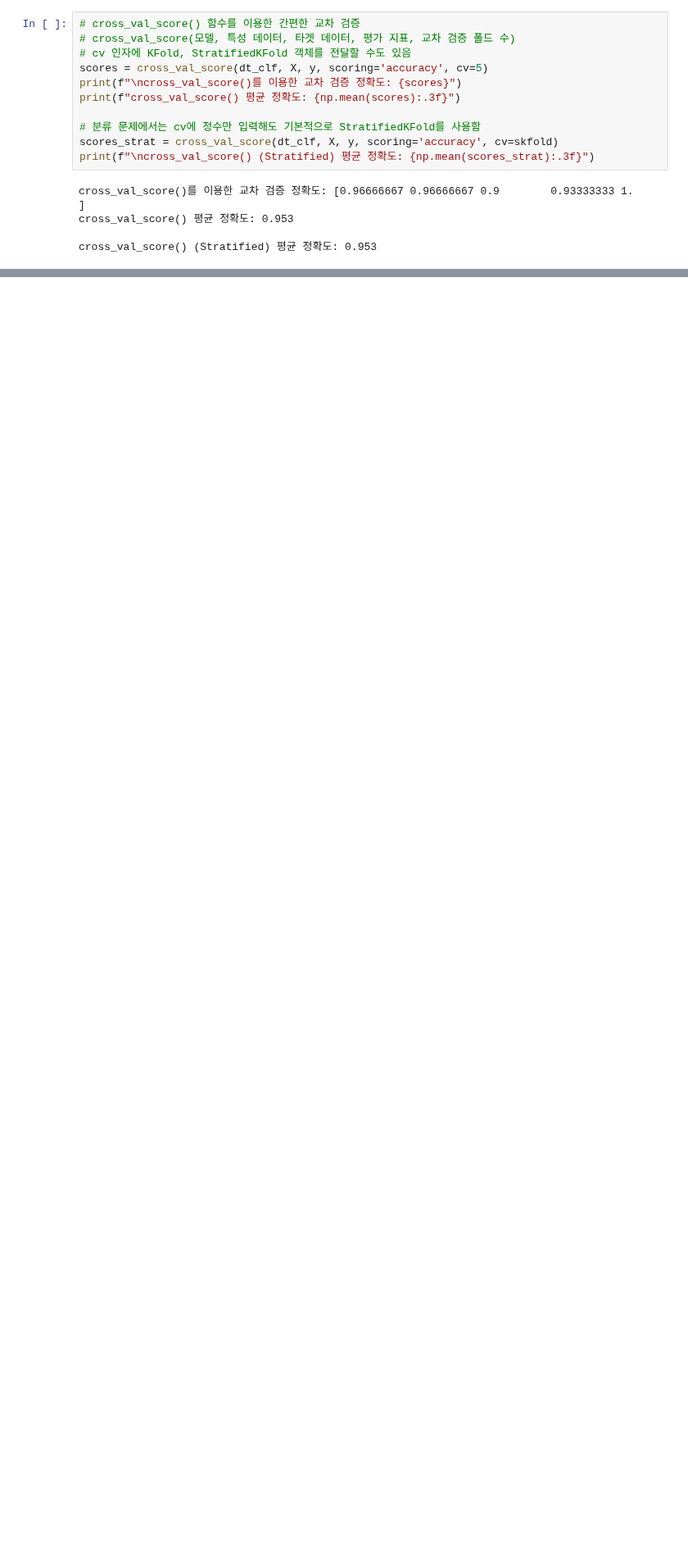
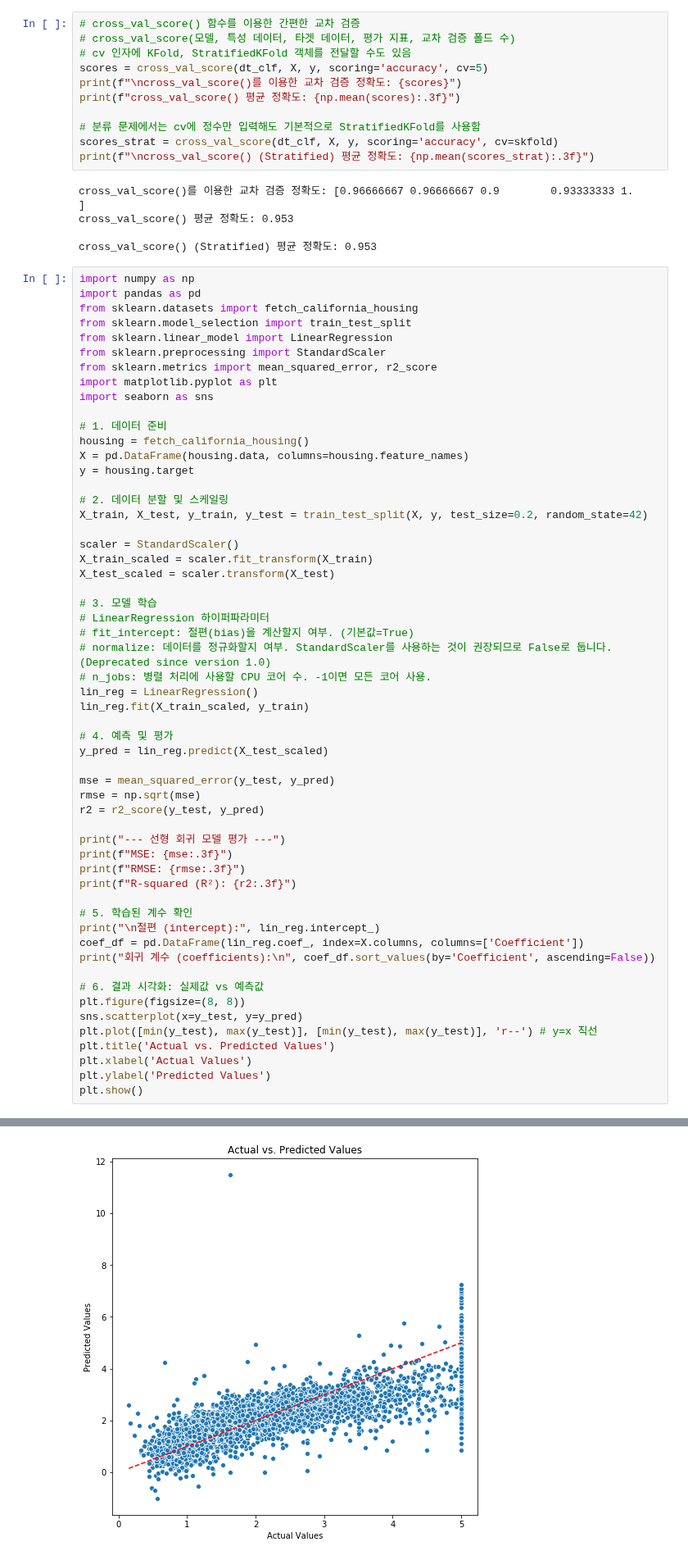
Before and after one commit to kangspa/ADP-study, a Jupyter notebook: PracticeTest/practice.ipynb, the cells around one changed output, grey strips where cells are left out. Shown at 82% size. Cells and saved outputs as stored; diff of their text form; blank space fills up the shorter version.

```diff
--- a/PracticeTest/practice.ipynb
+++ b/PracticeTest/practice.ipynb
@@ -257,3 +257,60 @@ cross_val_score()를 이용한 교차 검증 정확도: [0.96666667 0.96666667 0
 cross_val_score() 평균 정확도: 0.953
 
 cross_val_score() (Stratified) 평균 정확도: 0.953
+# %%
+import numpy as np
+import pandas as pd
+from sklearn.datasets import fetch_california_housing
+from sklearn.model_selection import train_test_split
+from sklearn.linear_model import LinearRegression
+from sklearn.preprocessing import StandardScaler
+from sklearn.metrics import mean_squared_error, r2_score
+import matplotlib.pyplot as plt
+import seaborn as sns
+
+# 1. 데이터 준비
+housing = fetch_california_housing()
+X = pd.DataFrame(housing.data, columns=housing.feature_names)
+y = housing.target
+
+# 2. 데이터 분할 및 스케일링
+X_train, X_test, y_train, y_test = train_test_split(X, y, test_size=0.2, random_state=42)
+
+scaler = StandardScaler()
+X_train_scaled = scaler.fit_transform(X_train)
+X_test_scaled = scaler.transform(X_test)
+
+# 3. 모델 학습
+# LinearRegression 하이퍼파라미터
+# fit_intercept: 절편(bias)을 계산할지 여부. (기본값=True)
+# normalize: 데이터를 정규화할지 여부. StandardScaler를 사용하는 것이 권장되므로 False로 둡니다. (Deprecated since version 1.0)
+# n_jobs: 병렬 처리에 사용할 CPU 코어 수. -1이면 모든 코어 사용.
+lin_reg = LinearRegression()
+lin_reg.fit(X_train_scaled, y_train)
+
+# 4. 예측 및 평가
+y_pred = lin_reg.predict(X_test_scaled)
+
+mse = mean_squared_error(y_test, y_pred)
+rmse = np.sqrt(mse)
+r2 = r2_score(y_test, y_pred)
+
+print("--- 선형 회귀 모델 평가 ---")
+print(f"MSE: {mse:.3f}")
+print(f"RMSE: {rmse:.3f}")
+print(f"R-squared (R²): {r2:.3f}")
+
+# 5. 학습된 계수 확인
+print("\n절편 (intercept):", lin_reg.intercept_)
+coef_df = pd.DataFrame(lin_reg.coef_, index=X.columns, columns=['Coefficient'])
+print("회귀 계수 (coefficients):\n", coef_df.sort_values(by='Coefficient', ascending=False))
+
+# 6. 결과 시각화: 실제값 vs 예측값
+plt.figure(figsize=(8, 8))
+sns.scatterplot(x=y_test, y=y_pred)
+plt.plot([min(y_test), max(y_test)], [min(y_test), max(y_test)], 'r--') # y=x 직선
+plt.title('Actual vs. Predicted Values')
+plt.xlabel('Actual Values')
+plt.ylabel('Predicted Values')
+plt.show()
+# %% [output]
@@ -259,0 +333 @@ cross_val_score() (Stratified) 평균 정확도: 0.953
+[figure, added]
```
Also changed, not shown: parts of 1 cell of this notebook, 2 other files.
